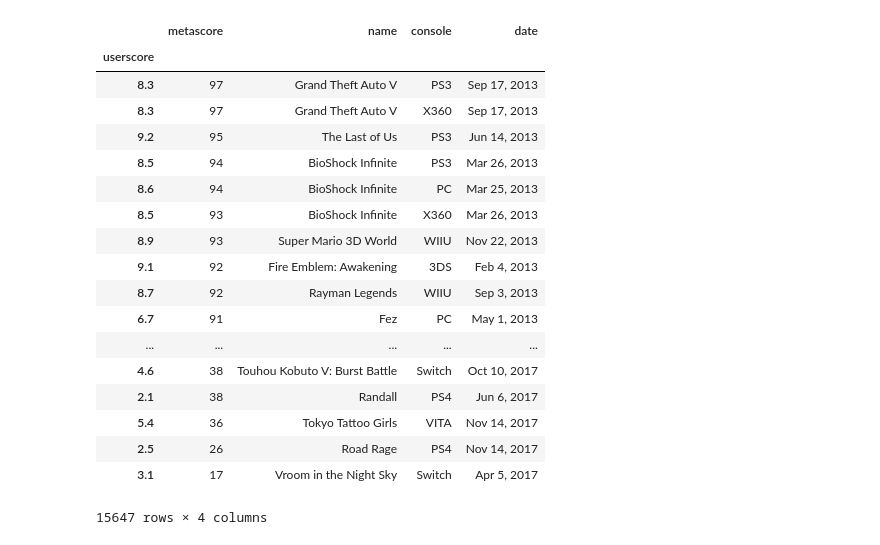
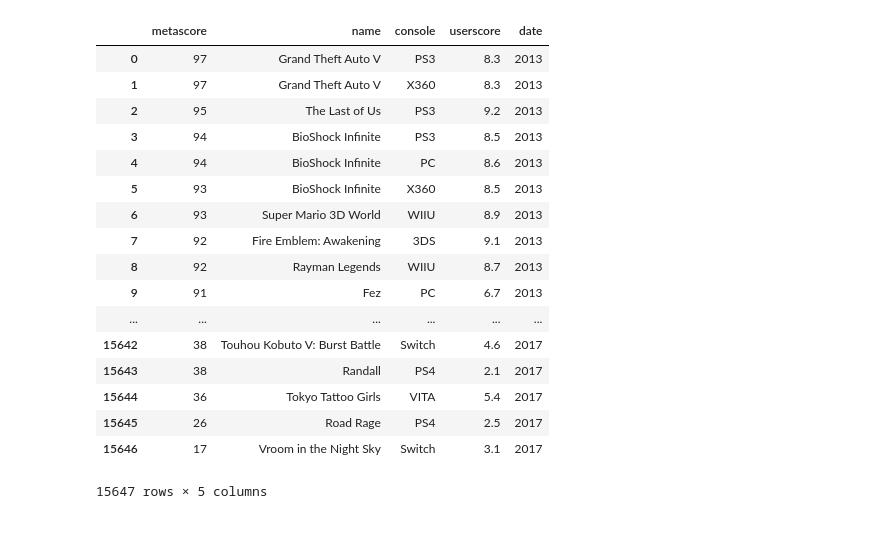
Before and after one commit to mell0611/data_science_project, a Jupyter notebook: dataset/csv_check.ipynb, the cells around one changed output. Cells and saved outputs as stored; diff of their text form; code cells hidden in the pictures.

Commit message:
Adding 2nd dataset and adding year column

```diff
--- a/dataset/csv_check.ipynb
+++ b/dataset/csv_check.ipynb
@@ -2,24 +2,25 @@
 import pandas as pd
 # %%
 data1 = pd.read_csv("data1.csv")
+data1['date'] = data1['date'].apply(lambda x: x.split(',')[1])
 data1.set_index("userscore")
+data1
 # %% [output]
-|  | metascore | name | console | date |
-| userscore |  |  |  |  |
-| 8.3 | 97 | Grand Theft Auto V | PS3 | Sep 17, 2013 |
-| 8.3 | 97 | Grand Theft Auto V | X360 | Sep 17, 2013 |
-| 9.2 | 95 | The Last of Us | PS3 | Jun 14, 2013 |
-| 8.5 | 94 | BioShock Infinite | PS3 | Mar 26, 2013 |
-| 8.6 | 94 | BioShock Infinite | PC | Mar 25, 2013 |
-| 8.5 | 93 | BioShock Infinite | X360 | Mar 26, 2013 |
-| 8.9 | 93 | Super Mario 3D World | WIIU | Nov 22, 2013 |
-| 9.1 | 92 | Fire Emblem: Awakening | 3DS | Feb 4, 2013 |
-| 8.7 | 92 | Rayman Legends | WIIU | Sep 3, 2013 |
-| 6.7 | 91 | Fez | PC | May 1, 2013 |
-| ... | ... | ... | ... | ... |
-| 4.6 | 38 | Touhou Kobuto V: Burst Battle | Switch | Oct 10, 2017 |
-| 2.1 | 38 | Randall | PS4 | Jun 6, 2017 |
-| 5.4 | 36 | Tokyo Tattoo Girls | VITA | Nov 14, 2017 |
-| 2.5 | 26 | Road Rage | PS4 | Nov 14, 2017 |
-| 3.1 | 17 | Vroom in the Night Sky | Switch | Apr 5, 2017 |
+|  | metascore | name | console | userscore | date |
+| 0 | 97 | Grand Theft Auto V | PS3 | 8.3 | 2013 |
+| 1 | 97 | Grand Theft Auto V | X360 | 8.3 | 2013 |
+| 2 | 95 | The Last of Us | PS3 | 9.2 | 2013 |
+| 3 | 94 | BioShock Infinite | PS3 | 8.5 | 2013 |
+| 4 | 94 | BioShock Infinite | PC | 8.6 | 2013 |
+| 5 | 93 | BioShock Infinite | X360 | 8.5 | 2013 |
+| 6 | 93 | Super Mario 3D World | WIIU | 8.9 | 2013 |
+| 7 | 92 | Fire Emblem: Awakening | 3DS | 9.1 | 2013 |
+| 8 | 92 | Rayman Legends | WIIU | 8.7 | 2013 |
+| 9 | 91 | Fez | PC | 6.7 | 2013 |
+| ... | ... | ... | ... | ... | ... |
+| 15642 | 38 | Touhou Kobuto V: Burst Battle | Switch | 4.6 | 2017 |
+| 15643 | 38 | Randall | PS4 | 2.1 | 2017 |
+| 15644 | 36 | Tokyo Tattoo Girls | VITA | 5.4 | 2017 |
+| 15645 | 26 | Road Rage | PS4 | 2.5 | 2017 |
+| 15646 | 17 | Vroom in the Night Sky | Switch | 3.1 | 2017 |
-15647 rows × 4 columns
+15647 rows × 5 columns
```
Also changed, not shown: parts of 1 cell of this notebook.
